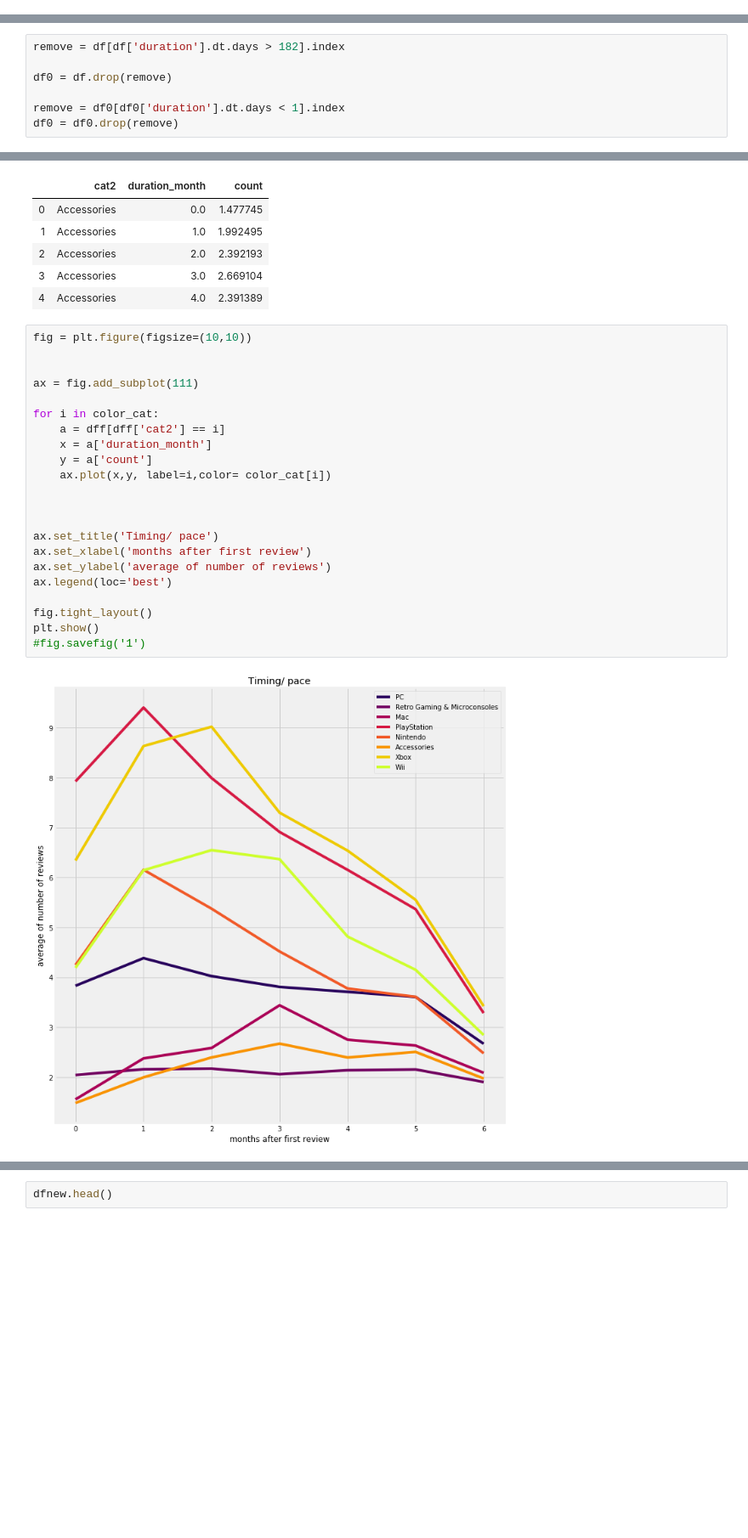
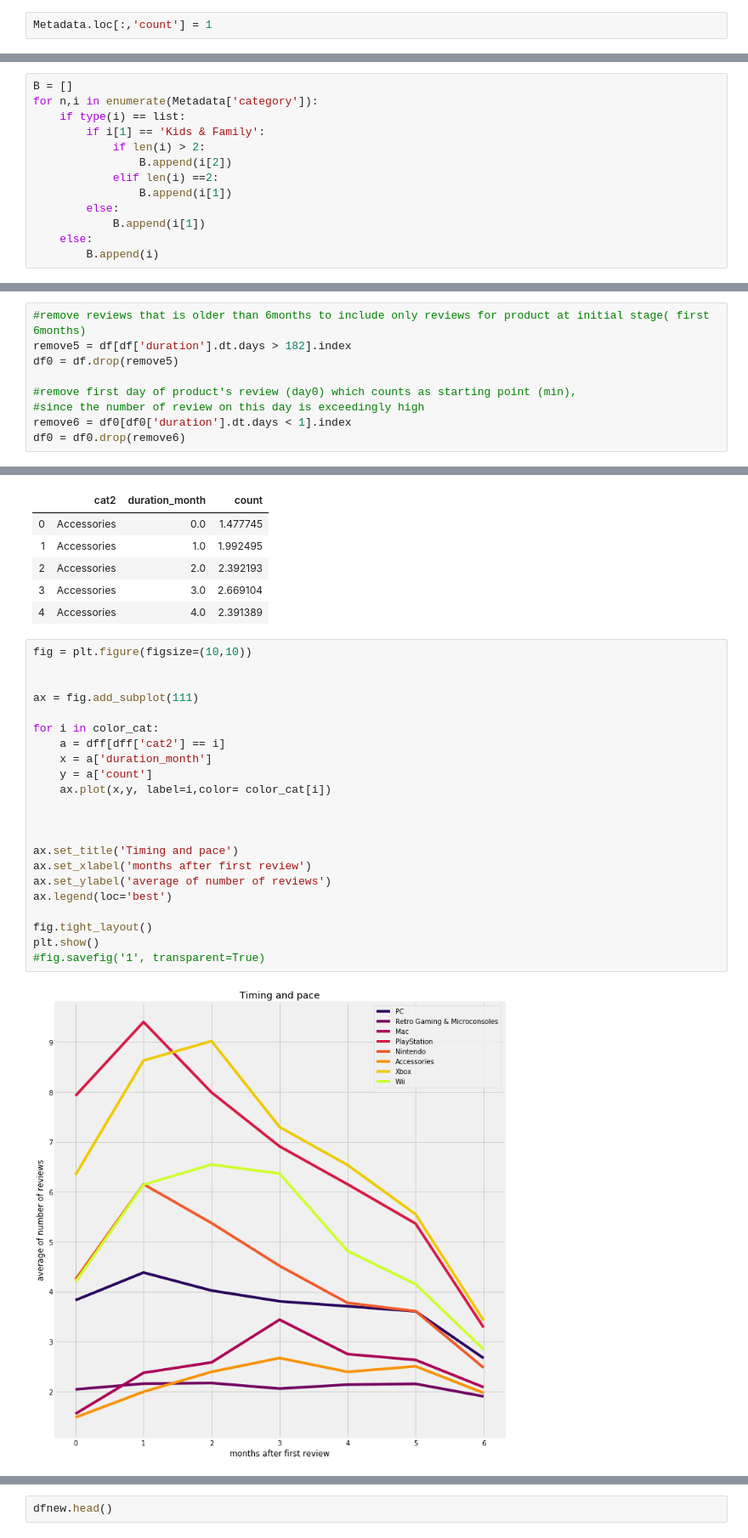
Before and after one commit to smartiiv/data_viz, a Jupyter notebook: Final.ipynb, the cells around one changed output, grey strips where cells are left out. Shown at 85% size. Drawn from its saved outputs; the diff is of its cells as text; blank space fills up the shorter version.

```diff
--- a/Final.ipynb
+++ b/Final.ipynb
@@ -14,0 +126,2 @@ plt.style.use('fivethirtyeight')
+# %%
+Metadata.loc[:,'count'] = 1
@@ -14,0 +130,13 @@ plt.style.use('fivethirtyeight')
+# %%
+B = []
+for n,i in enumerate(Metadata['category']):
+    if type(i) == list:
+        if i[1] == 'Kids & Family':
+            if len(i) > 2:
+                B.append(i[2])
+            elif len(i) ==2:
+                B.append(i[1])
+        else:
+            B.append(i[1])
+    else:
+        B.append(i)
@@ -63,0 +285,9 @@ df0 = df.groupby('asin')['timestamp'].agg(['min','max']).reset_index()
+# %%
+#remove reviews that is older than 6months to include only reviews for product at initial stage( first 6months)
+remove5 = df[df['duration'].dt.days > 182].index
+df0 = df.drop(remove5)
+
+#remove first day of product's review (day0) which counts as starting point (min),
+#since the number of review on this day is exceedingly high
+remove6 = df0[df0['duration'].dt.days < 1].index
+df0 = df0.drop(remove6)
@@ -89,7 +305,0 @@ df.loc[:,'duration'] = df['timestamp'] - df['min']
-# %%
-remove = df[df['duration'].dt.days > 182].index
-
-df0 = df.drop(remove)
-
-remove = df0[df0['duration'].dt.days < 1].index
-df0 = df0.drop(remove)
@@ -120,24 +319,24 @@ dff.head()
 # %%
 fig = plt.figure(figsize=(10,10))
 
 
 ax = fig.add_subplot(111)
 
 for i in color_cat:
     a = dff[dff['cat2'] == i]
     x = a['duration_month']
     y = a['count']
     ax.plot(x,y, label=i,color= color_cat[i])
 
 
 
-ax.set_title('Timing/ pace')
+ax.set_title('Timing and pace')
 ax.set_xlabel('months after first review')
 ax.set_ylabel('average of number of reviews')
 ax.legend(loc='best')
 
 fig.tight_layout()
 plt.show()
-#fig.savefig('1')
+#fig.savefig('1', transparent=True)
 # %% [output]
-[figure, old version]
+[figure, new version]
```
Also changed, not shown: parts of 194 cells of this notebook.
